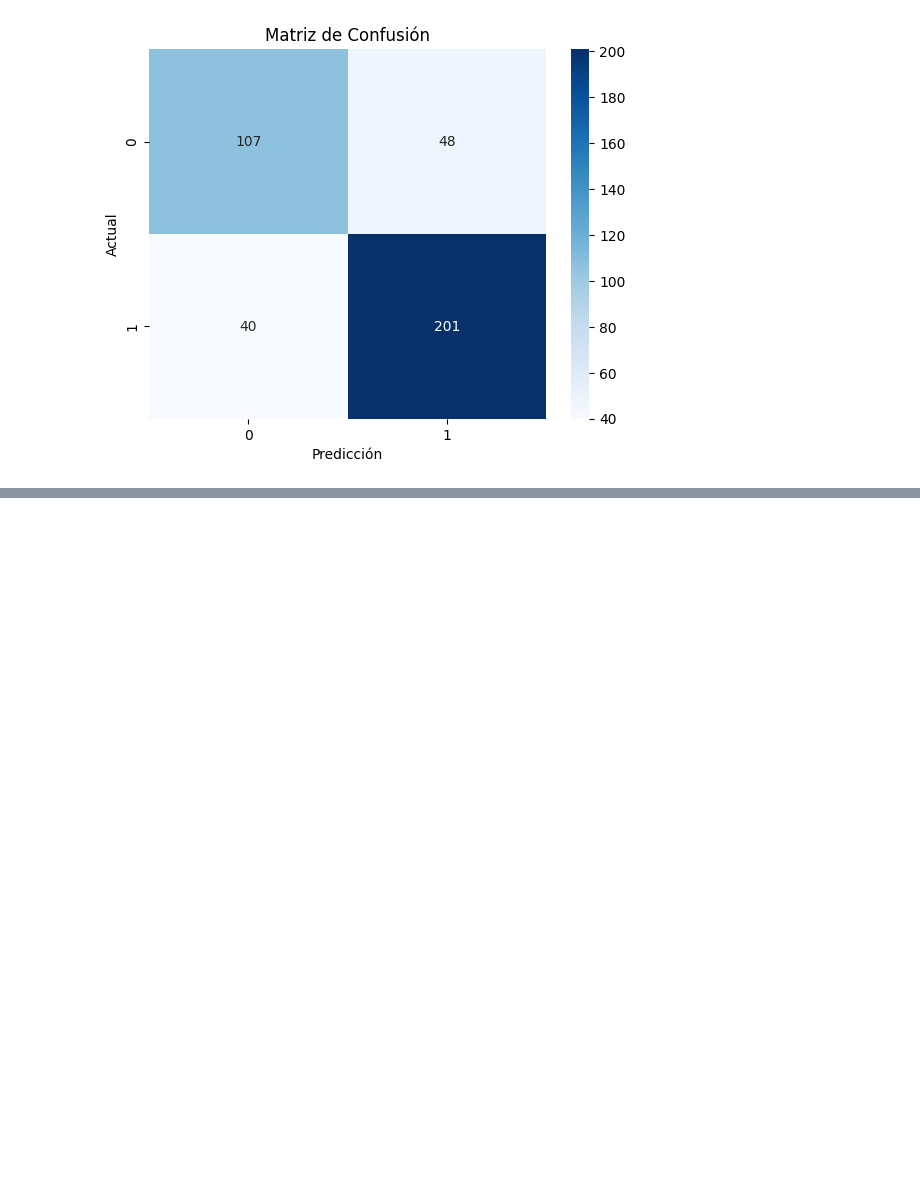
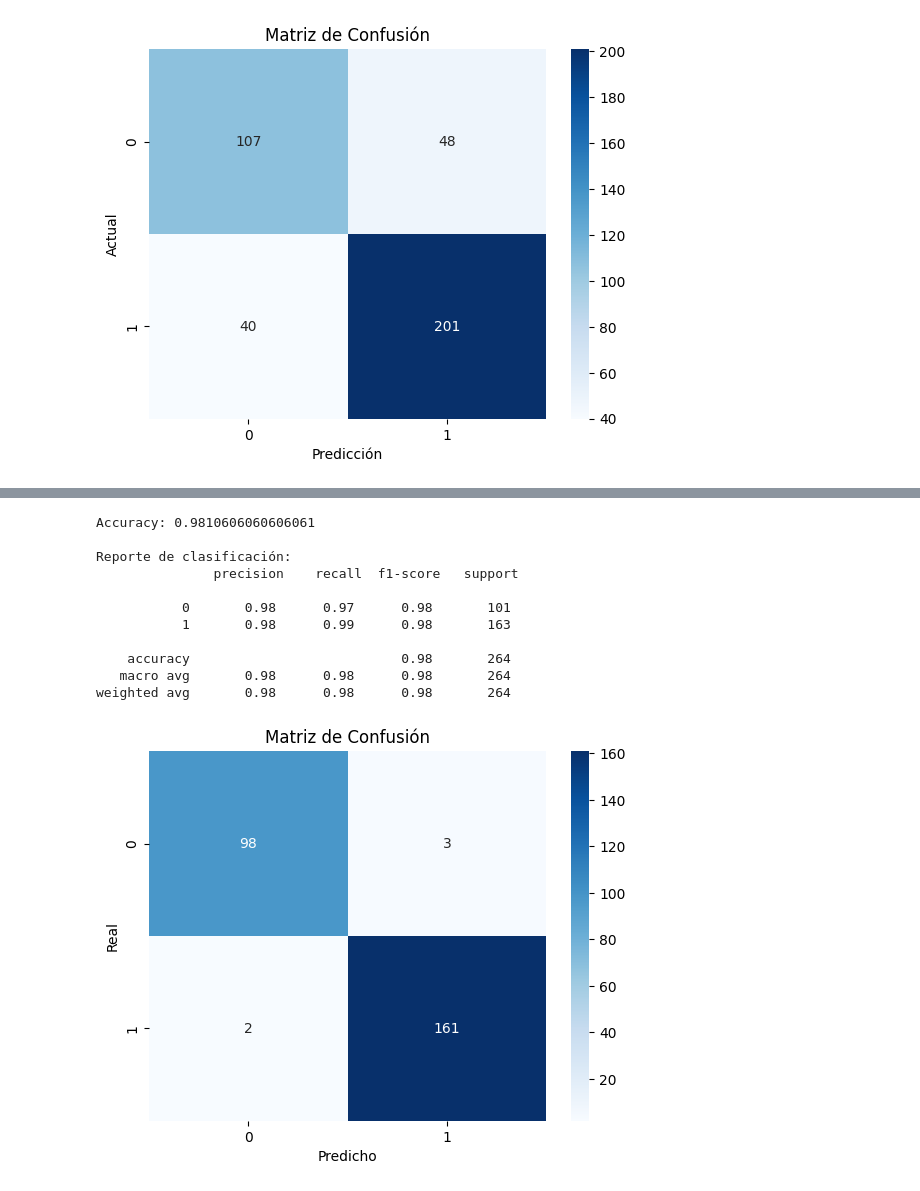
Before and after one commit to walter1358/Notebooks, a Jupyter notebook: Trabajo_final1_g1_ML.ipynb, the cells around one changed output, grey strips where cells are left out. Saved outputs shown, nothing was run; the diff lists cells and outputs as text; code cells hidden in the pictures; blank space fills up the shorter version.

```diff
--- a/Trabajo_final1_g1_ML.ipynb
+++ b/Trabajo_final1_g1_ML.ipynb
@@ -1115,0 +1797,4 @@ Mientras que la matriz de confusión nos indica:
+# %%
+# y es la variable dependiente
+y = df_heart['class']
+y.head()
@@ -1115,0 +1809,4 @@ Mientras que la matriz de confusión nos indica:
+# %%
+#X = df_heart.drop('class', axis=1)
+X = df_scaled
+X.head()
@@ -1115,0 +1820,51 @@ Mientras que la matriz de confusión nos indica:
+# %%
+from sklearn.tree import DecisionTreeClassifier
+from sklearn.ensemble import RandomForestClassifier
+from sklearn.model_selection import train_test_split
+from sklearn.metrics import confusion_matrix, classification_report, accuracy_score
+import seaborn as sns
+import matplotlib.pyplot as plt
+
+# División en entrenamiento y prueba
+X_train, X_test, y_train, y_test = train_test_split(X, y, test_size=0.2, random_state=42)
+
+
+# Entrenamiento del árbol de decisión
+#clf = DecisionTreeClassifier(max_depth=4, random_state=42)
+#clf.fit(X_train, y_train)
+
+# Entrenar el modelo
+rf = RandomForestClassifier(n_estimators=100, max_depth=None, random_state=42)
+rf.fit(X_train, y_train)
+
+# Predicciones
+#y_pred = clf.predict(X_test)
+y_pred = rf.predict(X_test)
+
+
+# Métricas de evaluación
+print("Accuracy:", accuracy_score(y_test, y_pred))
+print("\nReporte de clasificación:\n", classification_report(y_test, y_pred))
+
+# Matriz de confusión
+cm = confusion_matrix(y_test, y_pred)
+
+# Mostrar matriz con seaborn
+sns.heatmap(cm, annot=True, fmt="d", cmap="Blues")
+plt.xlabel("Predicho")
+plt.ylabel("Real")
+plt.title("Matriz de Confusión")
+plt.show()
+# %% [output]
+Accuracy: 0.9810606060606061
+
+Reporte de clasificación:
+               precision    recall  f1-score   support
+
+           0       0.98      0.97      0.98       101
+           1       0.98      0.99      0.98       163
+
+    accuracy                           0.98       264
+   macro avg       0.98      0.98      0.98       264
+weighted avg       0.98      0.98      0.98       264
+[figure, added]
```
Also changed, not shown: parts of 94 cells of this notebook.
